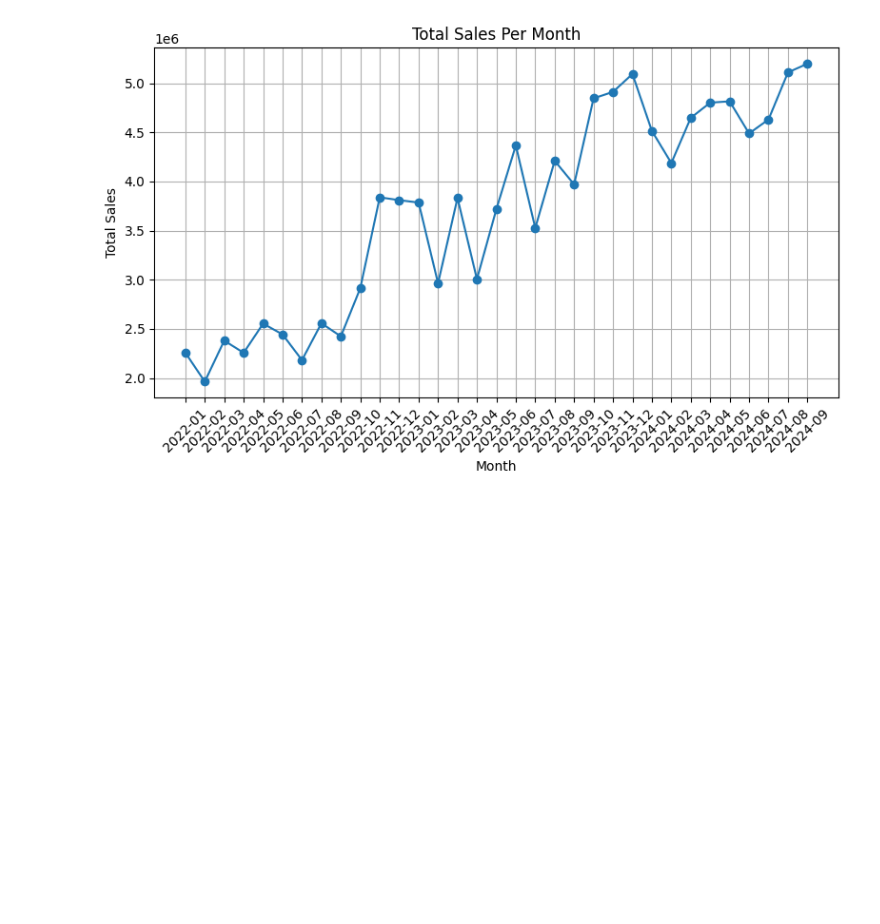
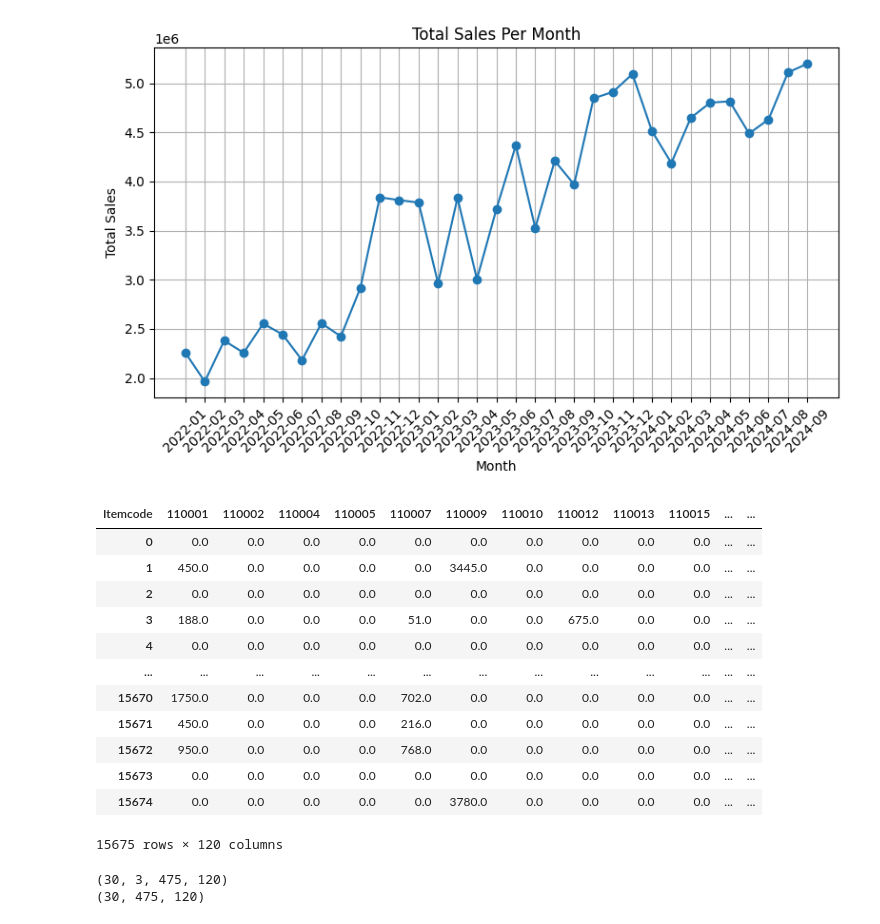
Before and after one commit to Garland-AI/sales-prediction, a Jupyter notebook: notebook/sales_prediction.ipynb, the cells around one changed output. Drawn from its saved outputs; the diff is of its cells as text; code cells hidden in the pictures; blank space fills up the shorter version.

```diff
--- a/notebook/sales_prediction.ipynb
+++ b/notebook/sales_prediction.ipynb
@@ -154,18 +154,40 @@ plt.show()
 [figure]
 # %%
 # Prepare the DataFrame for the specific item IDs
-study_data = grouped[grouped['Itemcode'].isin(study_items)]
+study_data = complete_data[complete_data['Itemcode'].isin(study_items) & complete_data['Customer ID'].isin(study_customers)]
 # Pivot the data to get sales for each item in separate columns
-pivot_data = study_data.pivot(index='YearMonth', columns='Itemcode', values='Total Sales').fillna(0)
 
 
+# Pivot the DataFrame
+pivoted_df = study_data.pivot_table(index=['YearMonth', 'Customer ID'], columns='Itemcode', values='Total Sales').reset_index()
 
 
+pivoted_df = pivoted_df.sort_values(by=['YearMonth', 'Customer ID']).drop(columns=["YearMonth" , "Customer ID"])
 
-pivot_data
+pivoted_df
+# %% [output]
+| Itemcode | 110001 | 110002 | 110004 | 110005 | 110007 | 110009 | 110010 | 110012 | 110013 | 110015 | ... | ... |
+| 0 | 0.0 | 0.0 | 0.0 | 0.0 | 0.0 | 0.0 | 0.0 | 0.0 | 0.0 | 0.0 | ... | ... |
+| 1 | 450.0 | 0.0 | 0.0 | 0.0 | 0.0 | 3445.0 | 0.0 | 0.0 | 0.0 | 0.0 | ... | ... |
+| 2 | 0.0 | 0.0 | 0.0 | 0.0 | 0.0 | 0.0 | 0.0 | 0.0 | 0.0 | 0.0 | ... | ... |
+| 3 | 188.0 | 0.0 | 0.0 | 0.0 | 51.0 | 0.0 | 0.0 | 675.0 | 0.0 | 0.0 | ... | ... |
+| 4 | 0.0 | 0.0 | 0.0 | 0.0 | 0.0 | 0.0 | 0.0 | 0.0 | 0.0 | 0.0 | ... | ... |
+| ... | ... | ... | ... | ... | ... | ... | ... | ... | ... | ... | ... | ... |
+| 15670 | 1750.0 | 0.0 | 0.0 | 0.0 | 702.0 | 0.0 | 0.0 | 0.0 | 0.0 | 0.0 | ... | ... |
+| 15671 | 450.0 | 0.0 | 0.0 | 0.0 | 216.0 | 0.0 | 0.0 | 0.0 | 0.0 | 0.0 | ... | ... |
+| 15672 | 950.0 | 0.0 | 0.0 | 0.0 | 768.0 | 0.0 | 0.0 | 0.0 | 0.0 | 0.0 | ... | ... |
+| 15673 | 0.0 | 0.0 | 0.0 | 0.0 | 0.0 | 0.0 | 0.0 | 0.0 | 0.0 | 0.0 | ... | ... |
+| 15674 | 0.0 | 0.0 | 0.0 | 0.0 | 0.0 | 3780.0 | 0.0 | 0.0 | 0.0 | 0.0 | ... | ... |
+15675 rows × 120 columns
 # %%
 from sklearn.preprocessing import MinMaxScaler
-import numpy as np
+
+
+def prepare_data(data , n):
+    result = []
+    for index in range(0, len(data), n):
+        result.append(data[index: index + n])
+    return np.array(result)
 
 
 # Function to create sequences for time series data
@@ -176,14 +198,24 @@ def create_sequences(data, time_steps):
         y.append(data[i + time_steps])
     return np.array(X), np.array(y)
 
-# Define the number of time steps
-time_steps = len(pivot_data) // 10
+
 
 # Create sequences
 # Scale the data
-scaler = MinMaxScaler()
-scaled_data = scaler.fit_transform(pivot_data)
-X, y = create_sequences(scaled_data, time_steps)
+
+
+
+prepared_data = prepare_data(pivoted_df.values , len(study_customers))
+
+
+
+# Define the number of time steps
+time_steps = len(prepared_data)//10
+
+X, y = create_sequences(prepared_data, time_steps)
 
 print(X.shape)
 print(y.shape)
+# %% [output]
+(30, 3, 475, 120)
+(30, 475, 120)
```
Also changed, not shown: parts of 11 cells of this notebook.
